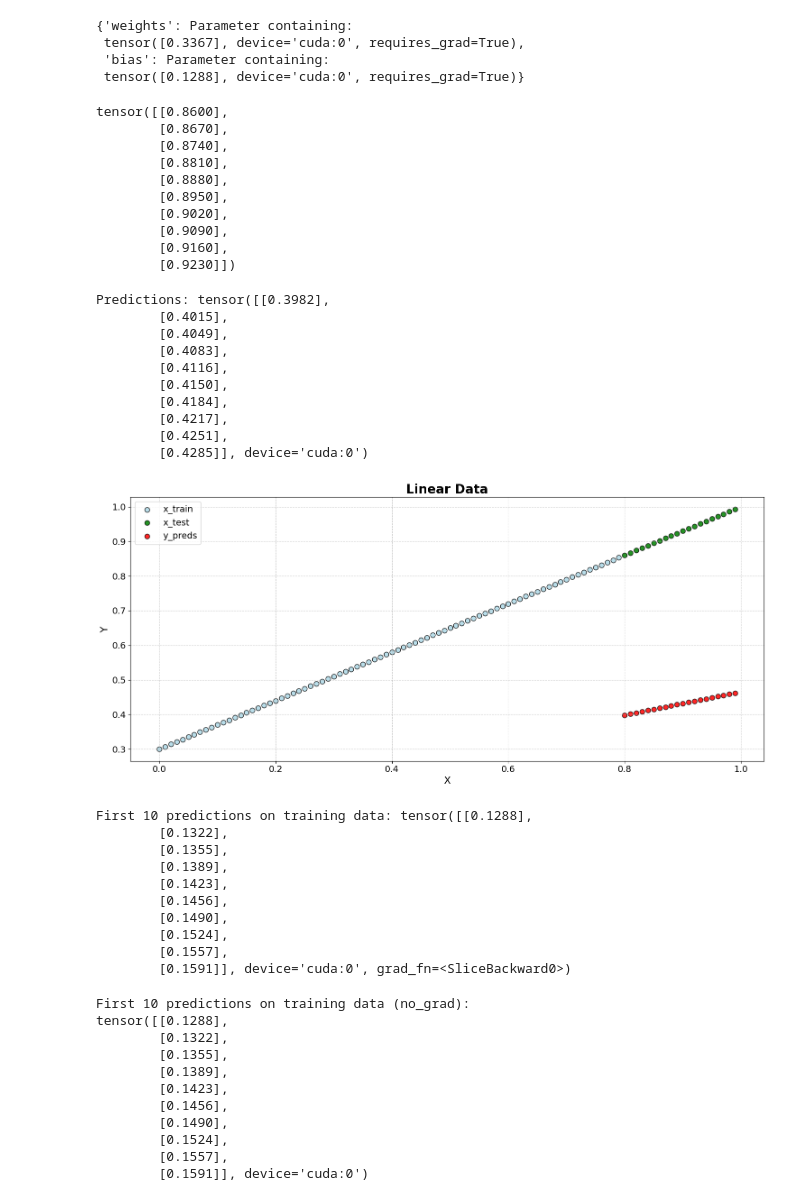
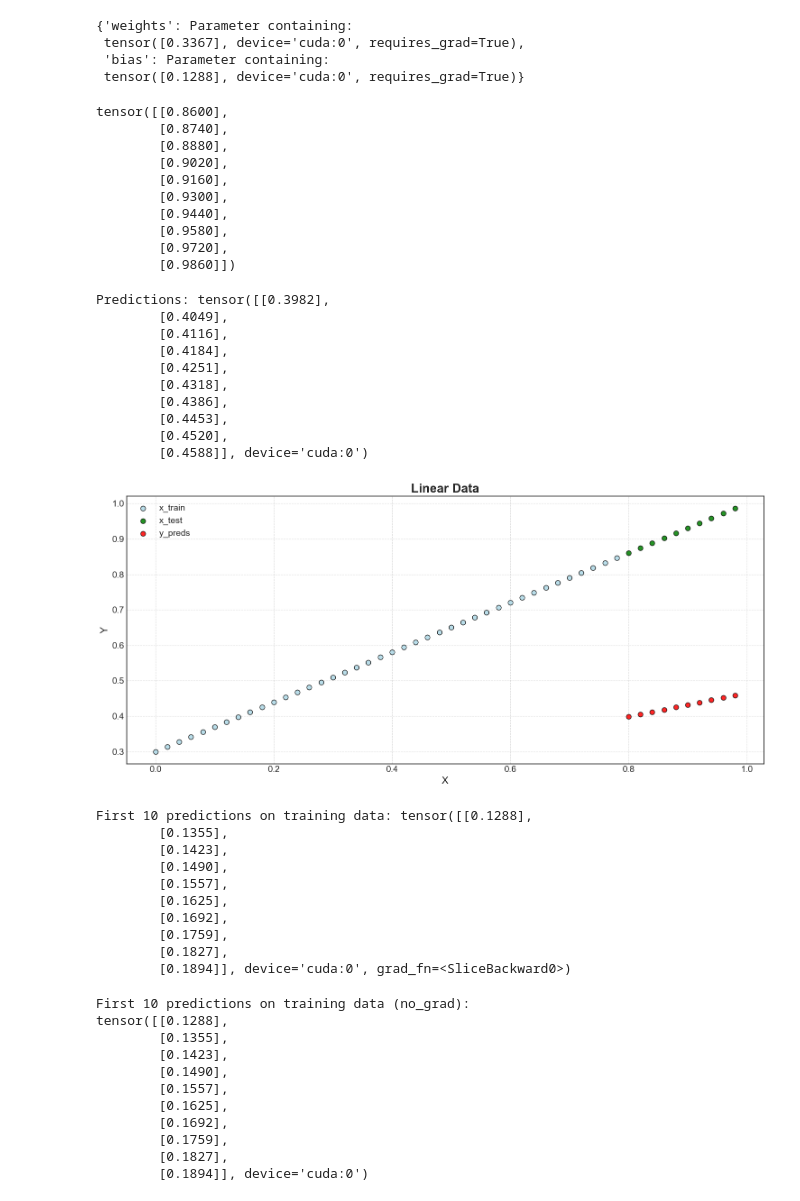
Before and after one commit to workingshady/pytorch-lab, a Jupyter notebook: 01_PyTorch_Workflow/notebooks/01_pytorch_workflow.ipynb, the cells around one changed output. Saved outputs shown, nothing was run; the diff lists cells and outputs as text; code cells hidden in the pictures.

```diff
--- a/01_PyTorch_Workflow/notebooks/01_pytorch_workflow.ipynb
+++ b/01_PyTorch_Workflow/notebooks/01_pytorch_workflow.ipynb
@@ -2,6 +2,7 @@
 import torch
 from torch import nn #(https://docs.pytorch.org/docs/stable/nn.html)
 import matplotlib.pyplot as plt
+plt.style.use('seaborn-v0_8-white')
 
 print("PyTorch version:", torch.__version__)
 # %% [output]
@@ -99,16 +100,16 @@ $$
 > Find the line (or hyperplane) that **best fits the data** by minimizing the average squared error between predictions and true labels.
 # %%
 # Create linear data
-WEIGHT = 0.7
+WEIGHTS = 0.7
 BIAS = 0.3
 START = 0
 END = 1
-STEP = 0.01
+STEP = 0.02
 
 X = torch.arange(START, END, STEP).unsqueeze(dim=1)
-y = WEIGHT * X + BIAS
+y = WEIGHTS * X + BIAS
 
 print("X:", X[:10])
-print("Y:", Y[:10])
+print("Y:", y[:10])
 # %% [output]
 X: tensor([[0.0000],
@@ -269,40 +270,40 @@ linear_model._parameters  # <= Returns an iterator over the model's parameters (
 y_test[:10]
 # %% [output]
 tensor([[0.8600],
-        [0.8670],
         [0.8740],
-        [0.8810],
         [0.8880],
-        [0.8950],
         [0.9020],
-        [0.9090],
         [0.9160],
-        [0.9230]])
+        [0.9300],
+        [0.9440],
+        [0.9580],
+        [0.9720],
+        [0.9860]])
 # %%
 with torch.inference_mode():
     y_preds = linear_model(x_test.to(device))  # <= Make predictions on the test set using the model
     print(f"Predictions: {y_preds[:10]}")  # <= Print the first 10 predictions for inspection
 # %% [output]
 Predictions: tensor([[0.3982],
-        [0.4015],
         [0.4049],
-        [0.4083],
         [0.4116],
-        [0.4150],
         [0.4184],
-        [0.4217],
         [0.4251],
-        [0.4285]], device='cuda:0')
+        [0.4318],
+        [0.4386],
+        [0.4453],
+        [0.4520],
+        [0.4588]], device='cuda:0')
 # %%
-data={
+data_init={
     "x_train": (x_train, y_train, "lightblue"),
     "x_test": (x_test, y_test, "green"),
     "y_preds": (x_test, y_preds.cpu(), "red"),
 }
 
-plot_labeled_linear_splits(data)
+plot_labeled_linear_splits(data_init)
 # %% [output]
-[figure, old version]
+[figure, new version]
 # %%
 # NOTE: This is NOT best practice for inference, but can be useful for debugging or during training.
 # Why? Because this code does NOT use torch.inference_mode() or torch.no_grad(), so PyTorch will track gradients.
@@ -313,15 +314,15 @@ y_pred = linear_model(x_train.to(device))  # Forward pass: get predictions for t
 print(f"First 10 predictions on training data: {y_pred[:10]}")
 # %% [output]
 First 10 predictions on training data: tensor([[0.1288],
-        [0.1322],
         [0.1355],
-        [0.1389],
         [0.1423],
-        [0.1456],
         [0.1490],
-        [0.1524],
         [0.1557],
-        [0.1591]], device='cuda:0', grad_fn=<SliceBackward0>)
+        [0.1625],
+        [0.1692],
+        [0.1759],
+        [0.1827],
+        [0.1894]], device='cuda:0', grad_fn=<SliceBackward0>)
 # %%
 # torch.inference_mode() is preferred over torch.no_grad() for inference,
 # because it not only disables gradient calculation (like no_grad), but also
@@ -332,15 +333,15 @@ with torch.no_grad():
 # %% [output]
 First 10 predictions on training data (no_grad):
 tensor([[0.1288],
-        [0.1322],
         [0.1355],
-        [0.1389],
         [0.1423],
-        [0.1456],
         [0.1490],
-        [0.1524],
         [0.1557],
-        [0.1591]], device='cuda:0')
+        [0.1625],
+        [0.1692],
+        [0.1759],
+        [0.1827],
+        [0.1894]], device='cuda:0')
 # %%
 # Best practice for inference: torch.inference_mode() is preferred over regular forward pass and torch.no_grad()
 # because it disables gradient calculation AND version counter updates, making inference faster and more memory efficient.
```
Also changed, not shown: parts of 25 cells of this notebook, 3 other files.
